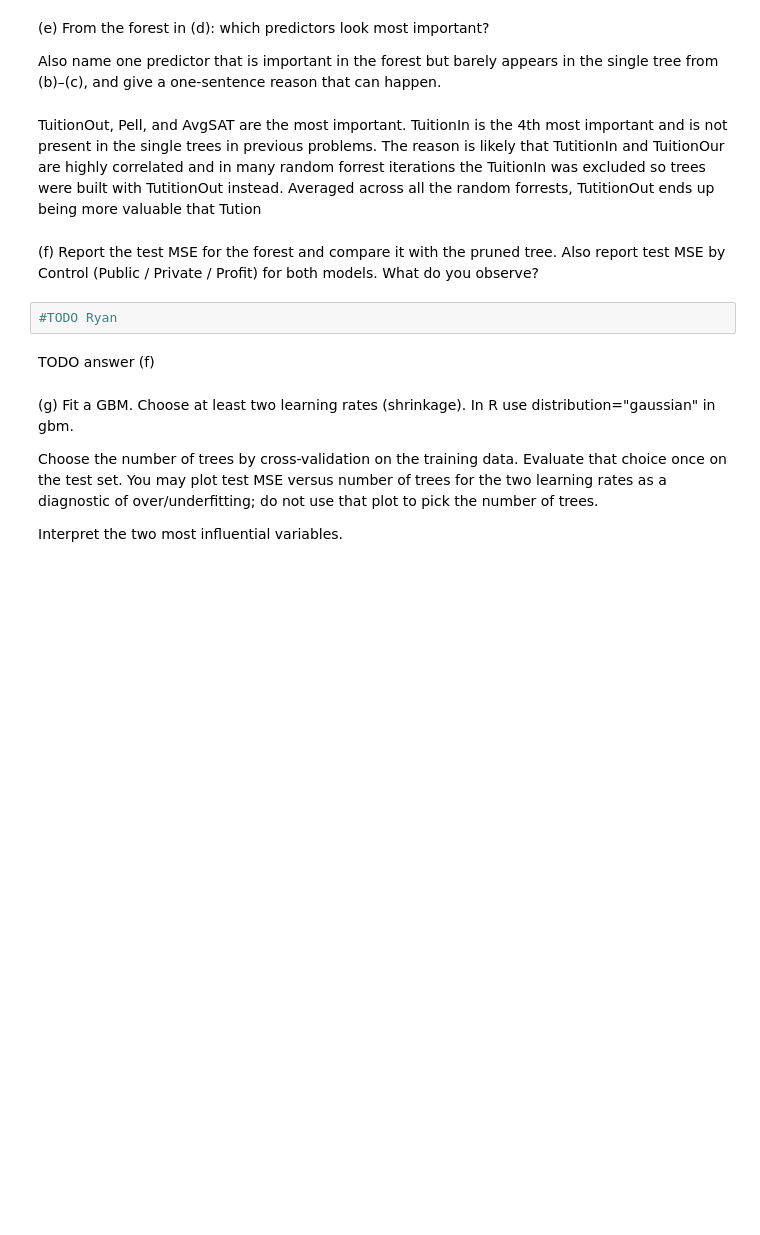
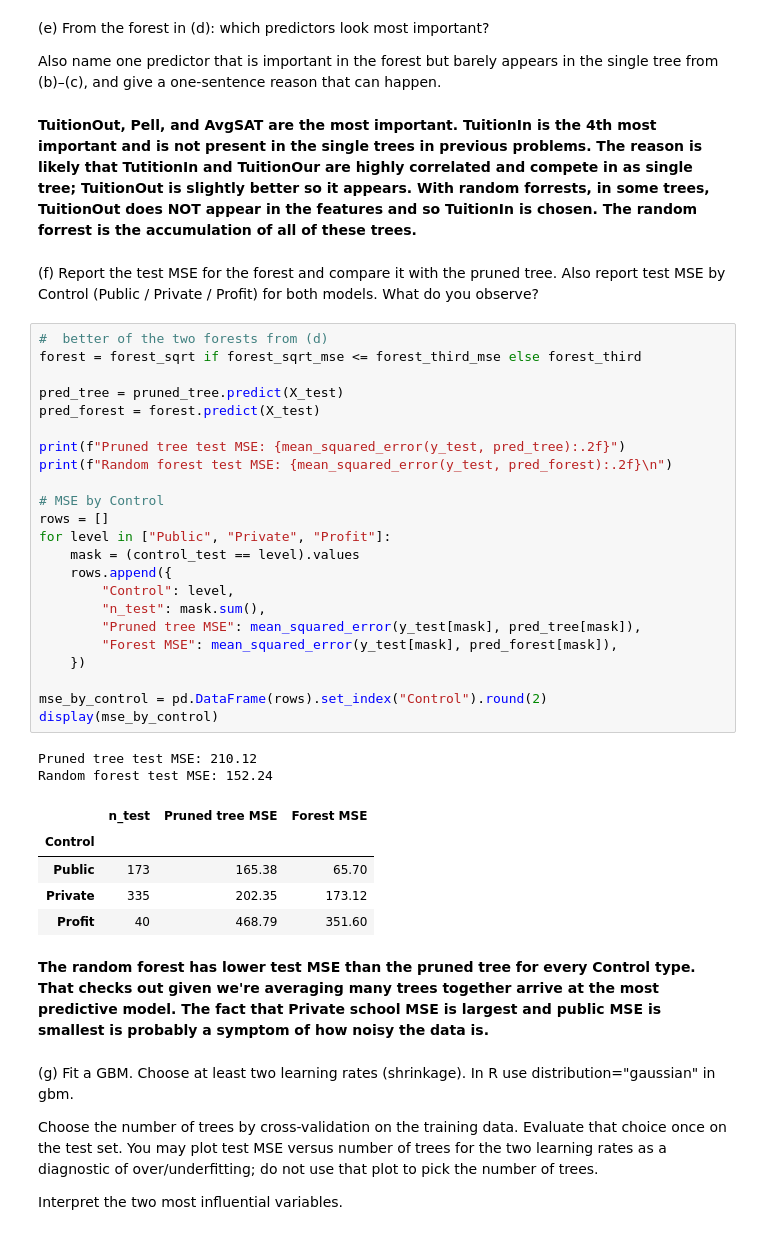
Before and after one commit to uiuc-msynowiec/cs598_psl, a Jupyter notebook: CodingAssignments/CA3/CS598_PSL_CA_3.ipynb, the cells around one changed output. Drawn from its saved outputs; the diff is of its cells as text; blank space fills up the shorter version.

```diff
--- a/CodingAssignments/CA3/CS598_PSL_CA_3.ipynb
+++ b/CodingAssignments/CA3/CS598_PSL_CA_3.ipynb
@@ -304,13 +300,44 @@ dtype: float64
 
 Also name one predictor that is important in the forest but barely appears in the single tree from (b)–(c), and give a one-sentence reason that can happen.
 # %% [markdown]
-TuitionOut, Pell, and AvgSAT are the most important. TuitionIn is the 4th most important and is not present in the single trees in previous problems. The reason is likely that TutitionIn and TuitionOur are highly correlated and in many random forrest iterations the TuitionIn was excluded so trees were built with TutitionOut instead. Averaged across all the random forrests, TutitionOut ends up being more valuable that Tution
+**TuitionOut, Pell, and AvgSAT are the most important. TuitionIn is the 4th most important and is not present in the single trees in previous problems. The reason is likely that TutitionIn and TuitionOur are highly correlated and compete in as single tree; TuitionOut is slightly better so it appears. With random forrests, in some trees, TuitionOut does NOT appear in the features and so TuitionIn is chosen. The random forrest is the accumulation of all of these trees.**
 # %% [markdown]
 (f) Report the test MSE for the forest and compare it with the pruned tree. Also report test MSE by Control (Public / Private / Profit) for both models. What do you observe?
 # %%
-#TODO Ryan
+#  better of the two forests from (d)
+forest = forest_sqrt if forest_sqrt_mse <= forest_third_mse else forest_third
+
+pred_tree = pruned_tree.predict(X_test)
+pred_forest = forest.predict(X_test)
+
+print(f"Pruned tree test MSE: {mean_squared_error(y_test, pred_tree):.2f}")
+print(f"Random forest test MSE: {mean_squared_error(y_test, pred_forest):.2f}\n")
+
+# MSE by Control
+rows = []
+for level in ["Public", "Private", "Profit"]:
+    mask = (control_test == level).values
+    rows.append({
+        "Control": level,
+        "n_test": mask.sum(),
+        "Pruned tree MSE": mean_squared_error(y_test[mask], pred_tree[mask]),
+        "Forest MSE": mean_squared_error(y_test[mask], pred_forest[mask]),
+    })
+
+mse_by_control = pd.DataFrame(rows).set_index("Control").round(2)
+display(mse_by_control)
+# %% [output]
+Pruned tree test MSE: 210.12
+Random forest test MSE: 152.24
+|  | n_test | Pruned tree MSE | Forest MSE |
+| Control |  |  |  |
+| Public | 173 | 165.38 | 65.70 |
+| Private | 335 | 202.35 | 173.12 |
+| Profit | 40 | 468.79 | 351.60 |
 # %% [markdown]
-TODO answer (f)
+**The random forest has lower test MSE than the pruned tree for every Control type. That checks out given we're averaging many trees together
+arrive at the most predictive model. The fact that Private school MSE is largest and public MSE is smallest is probably a symptom of how noisy
+the data is.**
 # %% [markdown]
 (g) Fit a GBM. Choose at least two learning rates (shrinkage). In R use distribution="gaussian" in gbm.
 
```
Also changed, not shown: parts of 2 cells of this notebook.
